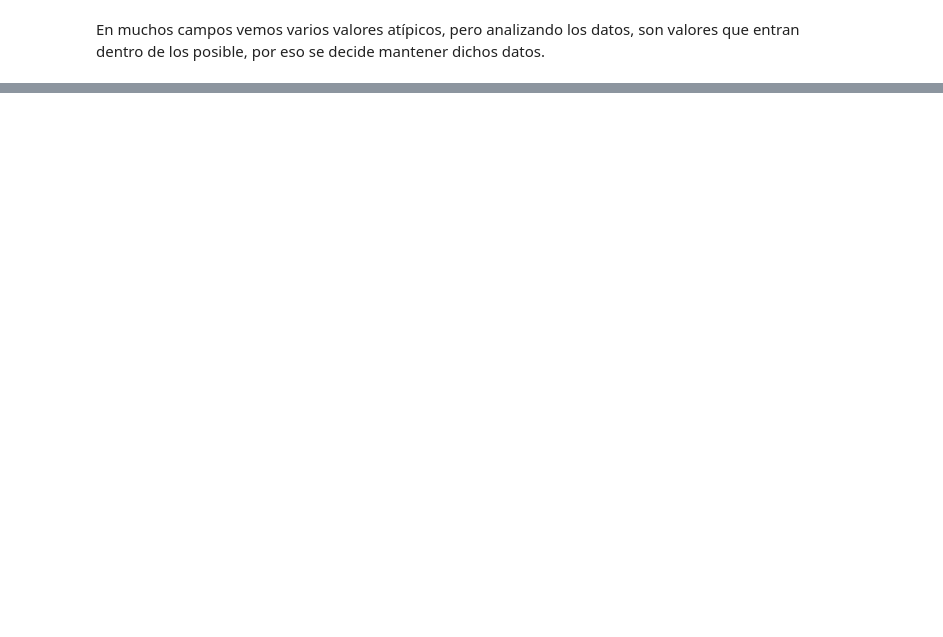
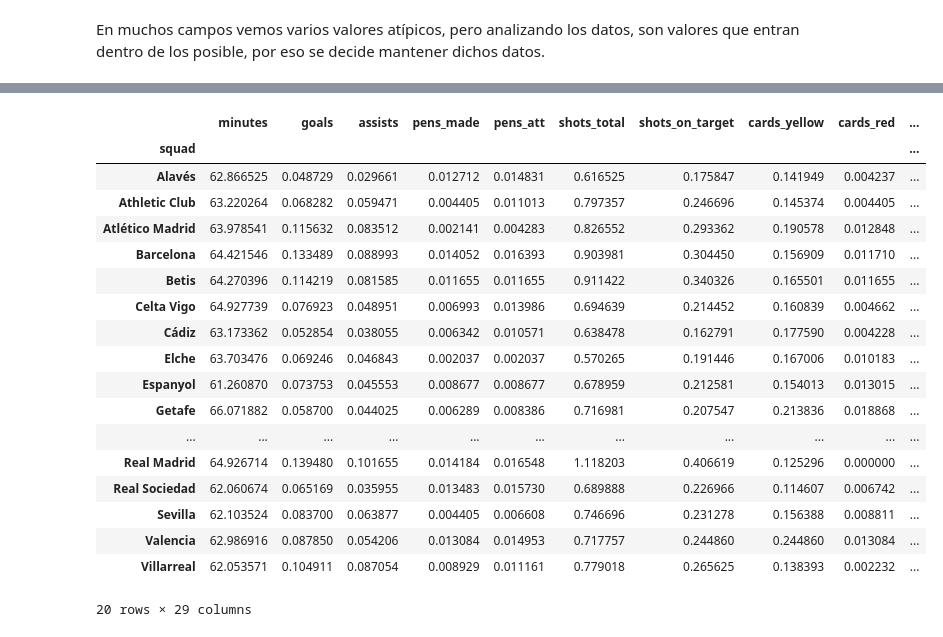
Before and after one commit to KoNGoL/Tipologia_prac1, a Jupyter notebook: Tipologia_prac2.ipynb, the cells around one changed output, grey strips where cells are left out. Cells and saved outputs as stored; diff of their text form; code cells hidden in the pictures; blank space fills up the shorter version.

```diff
--- a/Tipologia_prac2.ipynb
+++ b/Tipologia_prac2.ipynb
@@ -216,0 +272,5 @@ En muchos campos vemos varios valores atípicos, pero analizando los datos, son
+# %%
+result_split = data_liga['result'].str.split(' ', expand=True)
+# %%
+# resultado sólo cogiendo si gana, empata o pierde
+data_liga['result_wdl'] = result_split.loc[:, 0]
@@ -216,0 +283,8 @@ En muchos campos vemos varios valores atípicos, pero analizando los datos, son
+# %%
+goals_split = result_split.loc[:, 1].str.split('–', expand=True)
+# %%
+data_liga['goals_team'] = goals_split.loc[:, 0]
+data_liga['goals_rival'] = goals_split.loc[:, 1]
+
+data_liga['goals_team'] = data_liga['goals_team'].astype(int)
+data_liga['goals_rival'] = data_liga['goals_rival'].astype(int)
@@ -216,0 +322,22 @@ En muchos campos vemos varios valores atípicos, pero analizando los datos, son
+# %%
+data_liga.groupby(['squad']).mean()
+# %% [output]
+|  | minutes | goals | assists | pens_made | pens_att | shots_total | shots_on_target | cards_yellow | cards_red | ... |
+| squad |  |  |  |  |  |  |  |  |  | ... |
+| Alavés | 62.866525 | 0.048729 | 0.029661 | 0.012712 | 0.014831 | 0.616525 | 0.175847 | 0.141949 | 0.004237 | ... |
+| Athletic Club | 63.220264 | 0.068282 | 0.059471 | 0.004405 | 0.011013 | 0.797357 | 0.246696 | 0.145374 | 0.004405 | ... |
+| Atlético Madrid | 63.978541 | 0.115632 | 0.083512 | 0.002141 | 0.004283 | 0.826552 | 0.293362 | 0.190578 | 0.012848 | ... |
+| Barcelona | 64.421546 | 0.133489 | 0.088993 | 0.014052 | 0.016393 | 0.903981 | 0.304450 | 0.156909 | 0.011710 | ... |
+| Betis | 64.270396 | 0.114219 | 0.081585 | 0.011655 | 0.011655 | 0.911422 | 0.340326 | 0.165501 | 0.011655 | ... |
+| Celta Vigo | 64.927739 | 0.076923 | 0.048951 | 0.006993 | 0.013986 | 0.694639 | 0.214452 | 0.160839 | 0.004662 | ... |
+| Cádiz | 63.173362 | 0.052854 | 0.038055 | 0.006342 | 0.010571 | 0.638478 | 0.162791 | 0.177590 | 0.004228 | ... |
+| Elche | 63.703476 | 0.069246 | 0.046843 | 0.002037 | 0.002037 | 0.570265 | 0.191446 | 0.167006 | 0.010183 | ... |
+| Espanyol | 61.260870 | 0.073753 | 0.045553 | 0.008677 | 0.008677 | 0.678959 | 0.212581 | 0.154013 | 0.013015 | ... |
+| Getafe | 66.071882 | 0.058700 | 0.044025 | 0.006289 | 0.008386 | 0.716981 | 0.207547 | 0.213836 | 0.018868 | ... |
+| ... | ... | ... | ... | ... | ... | ... | ... | ... | ... | ... |
+| Real Madrid | 64.926714 | 0.139480 | 0.101655 | 0.014184 | 0.016548 | 1.118203 | 0.406619 | 0.125296 | 0.000000 | ... |
+| Real Sociedad | 62.060674 | 0.065169 | 0.035955 | 0.013483 | 0.015730 | 0.689888 | 0.226966 | 0.114607 | 0.006742 | ... |
+| Sevilla | 62.103524 | 0.083700 | 0.063877 | 0.004405 | 0.006608 | 0.746696 | 0.231278 | 0.156388 | 0.008811 | ... |
+| Valencia | 62.986916 | 0.087850 | 0.054206 | 0.013084 | 0.014953 | 0.717757 | 0.244860 | 0.244860 | 0.013084 | ... |
+| Villarreal | 62.053571 | 0.104911 | 0.087054 | 0.008929 | 0.011161 | 0.779018 | 0.265625 | 0.138393 | 0.002232 | ... |
+20 rows × 29 columns
```
Also changed, not shown: parts of 25 cells of this notebook.
